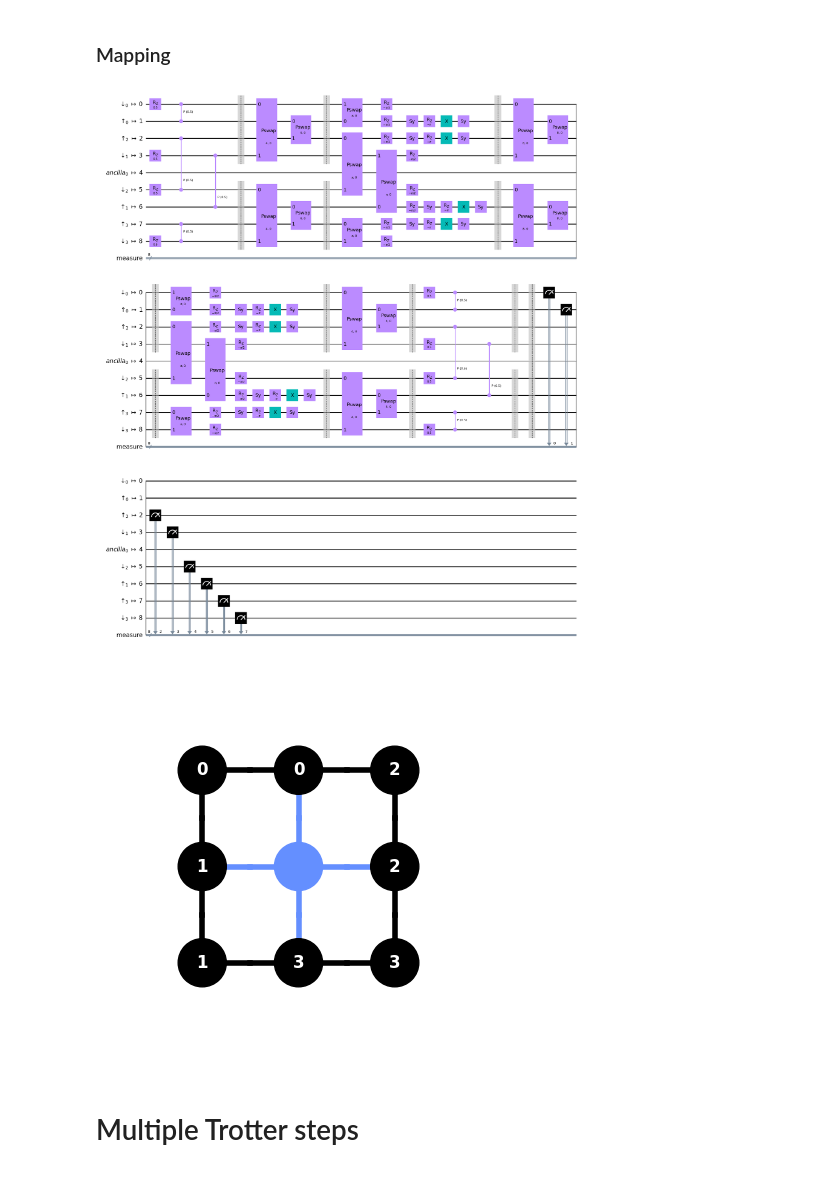
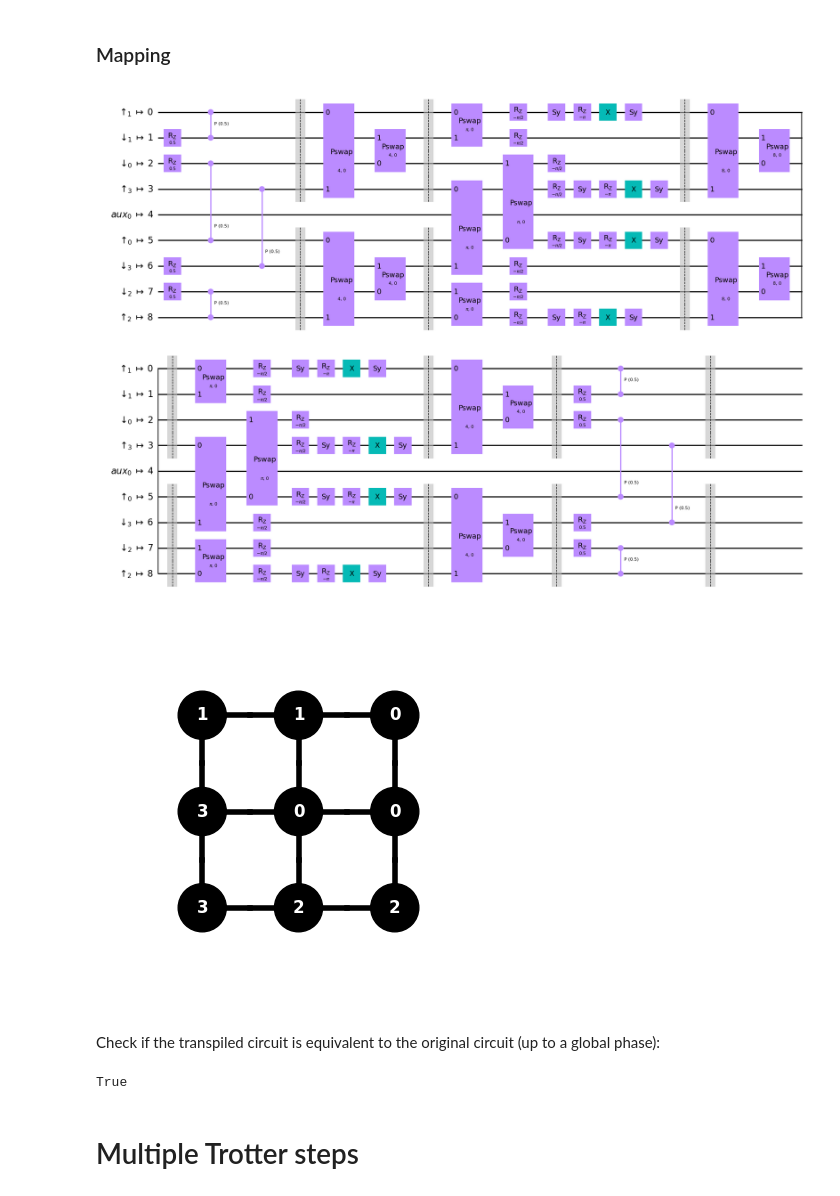
Before and after one commit to thilomueller/QETU, a Jupyter notebook: 2x2_lattice.ipynb, the cells around one changed output. Cells and saved outputs as stored; diff of their text form; code cells hidden in the pictures.

Commit message:
added test to check equivalence of transpiled circuit

```diff
--- a/2x2_lattice.ipynb
+++ b/2x2_lattice.ipynb
@@ -160,7 +177,8 @@ def add_trotter_steps(trotter_circuit, spin_up, spin_down, n=1):
 # %%
 spin_up = QuantumRegister(num_sites, '↑')
 spin_down = QuantumRegister(num_sites, '↓')
-single_step_circuit = QuantumCircuit(spin_up, spin_down)
+aux = QuantumRegister(1, 'aux')
+single_step_circuit = QuantumCircuit(spin_up, aux, spin_down)
 # %%
 add_trotter_steps(single_step_circuit, spin_up, spin_down, 1)
 single_step_circuit.draw("mpl")
@@ -180,31 +198,38 @@ backend = WMIBackendGrid()
 # %%
 initial_layout = Layout({
     spin_up[0]:   0,
     spin_down[0]: 1,
     spin_up[1]:   2,
     spin_down[1]: 5,
     spin_up[2]:   3,
     spin_down[2]: 6,
     spin_up[3]:   7,
     spin_down[3]: 8,
 })
 
 # Transpile to WMI hardware
-transpiled_circuit = transpile(
+transpiled_single_step_circuit = transpile(
     single_step_circuit,
     backend=backend,
     optimization_level=3,
     #initial_layout=initial_layout
 )
-transpiled_circuit.measure_active()
-transpiled_circuit.draw("mpl")
+#transpiled_single_step_circuit.measure_active()
+transpiled_single_step_circuit.draw("mpl")
 # %% [output]
-[figure, old version]
+[figure, new version]
 # %%
 qubit_coordinates = [[0, 0], [0, 1], [0, 2], [1, 0], [1, 1], [1, 2], [2, 0], [2, 1], [2, 2]]
-plot_circuit_layout(transpiled_circuit, backend, view="virtual", qubit_coordinates=qubit_coordinates)
+plot_circuit_layout(transpiled_single_step_circuit, backend, view="virtual", qubit_coordinates=qubit_coordinates)
 # %% [output]
-[figure, old version]
+[figure, new version]
+# %% [markdown]
+Check if the transpiled circuit is equivalent to the original circuit (up to a global phase):
+# %%
+from qiskit.quantum_info import Statevector
+Statevector.from_instruction(transpiled_single_step_circuit).equiv(Statevector.from_instruction(single_step_circuit))
+# %% [output]
+True
 # %% [markdown]
 # Multiple Trotter steps
 # %%
```
Also changed, not shown: parts of 4 cells of this notebook.
